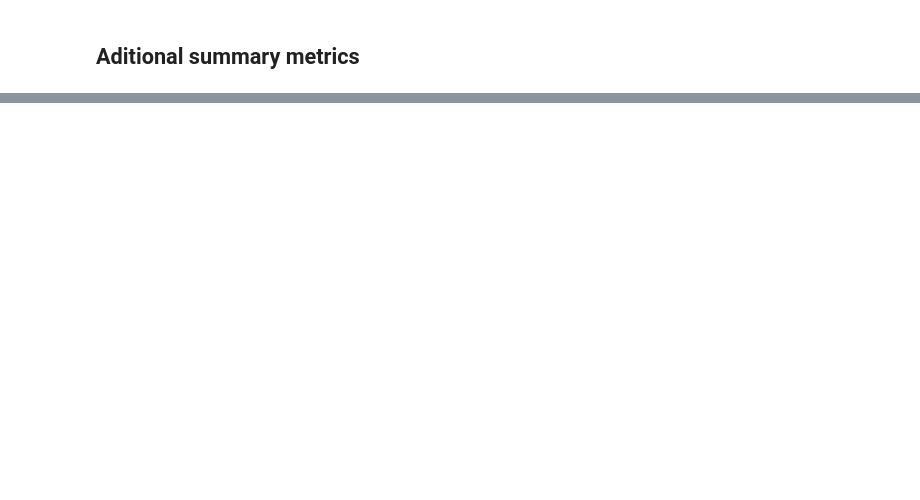
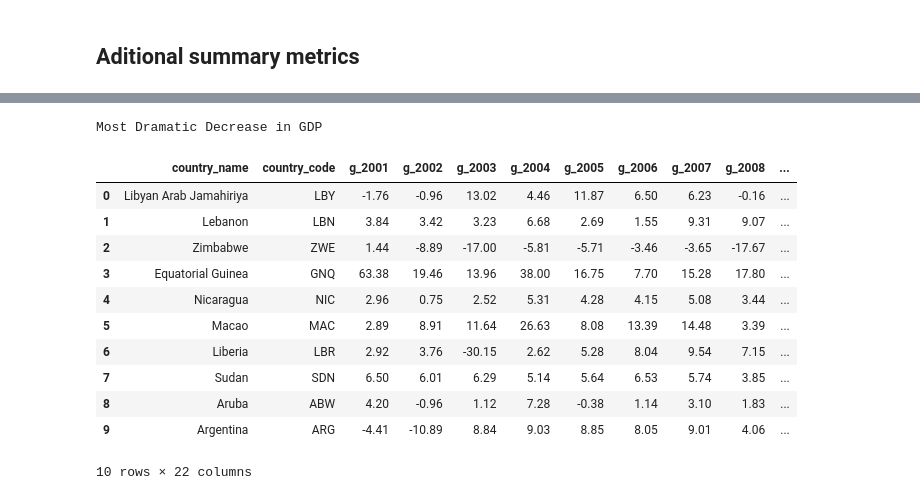
Before and after one commit to svujcich/Global_GDP_Trends, a Jupyter notebook: ETL/GDP_growth_ETL.ipynb, the cells around one changed output, grey strips where cells are left out. Cells and saved outputs as stored; diff of their text form; code cells hidden in the pictures; blank space fills up the shorter version.

```diff
--- a/ETL/GDP_growth_ETL.ipynb
+++ b/ETL/GDP_growth_ETL.ipynb
@@ -567,9 +586,23 @@ KeyError: '2019'
 # %%
 #Find the bottom ten countries in 2019.
 #find 10 countries with cmallest gdp growth
-bottom_10_countries = GDP_growth_df.sort_values(by="2019",ascending= True).head(10)
+bottom_10_countries = GDP_growth_df.sort_values(by="g_2019",ascending= True).head(10)
 #reset index
 bottom_10_countries = bottom_10_countries.reset_index(drop=True)
 
 print('Most Dramatic Decrease in GDP')
 bottom_10_countries
+# %% [output]
+Most Dramatic Decrease in GDP
+|  | country_name | country_code | g_2001 | g_2002 | g_2003 | g_2004 | g_2005 | g_2006 | g_2007 | g_2008 | ... |
+| 0 | Libyan Arab Jamahiriya | LBY | -1.76 | -0.96 | 13.02 | 4.46 | 11.87 | 6.50 | 6.23 | -0.16 | ... |
+| 1 | Lebanon | LBN | 3.84 | 3.42 | 3.23 | 6.68 | 2.69 | 1.55 | 9.31 | 9.07 | ... |
+| 2 | Zimbabwe | ZWE | 1.44 | -8.89 | -17.00 | -5.81 | -5.71 | -3.46 | -3.65 | -17.67 | ... |
+| 3 | Equatorial Guinea | GNQ | 63.38 | 19.46 | 13.96 | 38.00 | 16.75 | 7.70 | 15.28 | 17.80 | ... |
+| 4 | Nicaragua | NIC | 2.96 | 0.75 | 2.52 | 5.31 | 4.28 | 4.15 | 5.08 | 3.44 | ... |
+| 5 | Macao | MAC | 2.89 | 8.91 | 11.64 | 26.63 | 8.08 | 13.39 | 14.48 | 3.39 | ... |
+| 6 | Liberia | LBR | 2.92 | 3.76 | -30.15 | 2.62 | 5.28 | 8.04 | 9.54 | 7.15 | ... |
+| 7 | Sudan | SDN | 6.50 | 6.01 | 6.29 | 5.14 | 5.64 | 6.53 | 5.74 | 3.85 | ... |
+| 8 | Aruba | ABW | 4.20 | -0.96 | 1.12 | 7.28 | -0.38 | 1.14 | 3.10 | 1.83 | ... |
+| 9 | Argentina | ARG | -4.41 | -10.89 | 8.84 | 9.03 | 8.85 | 8.05 | 9.01 | 4.06 | ... |
+10 rows × 22 columns
```
Also changed, not shown: parts of 9 cells of this notebook.
